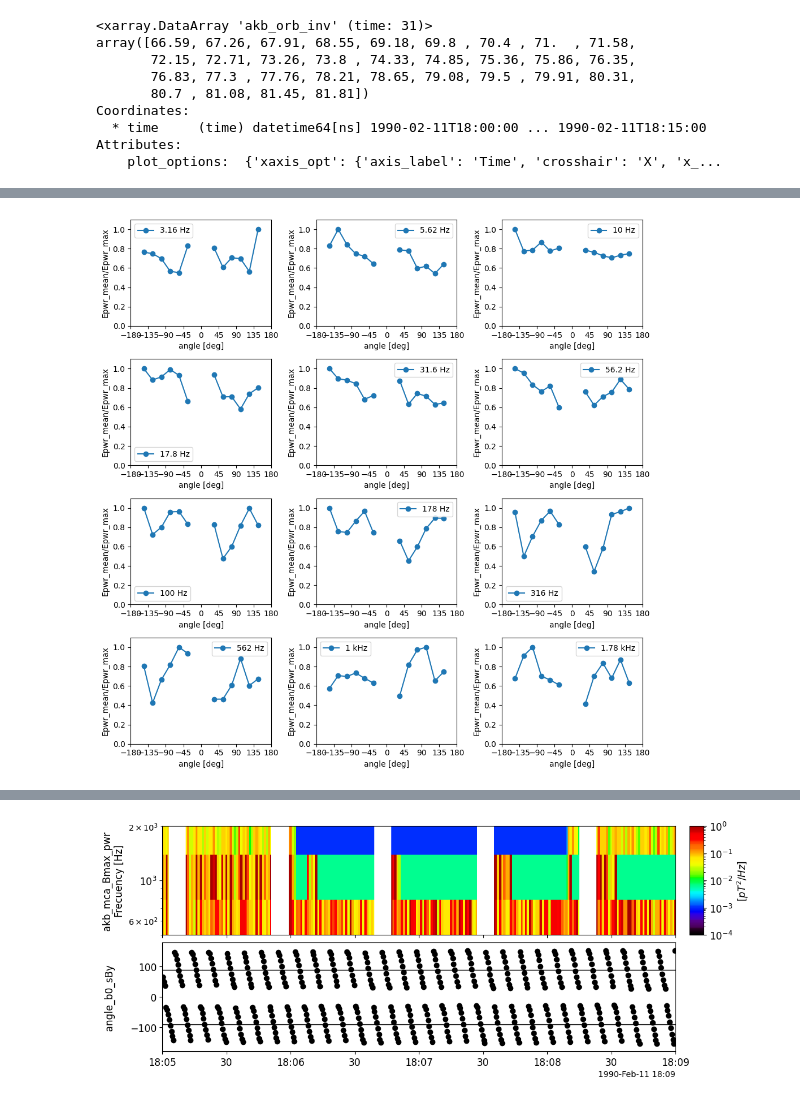
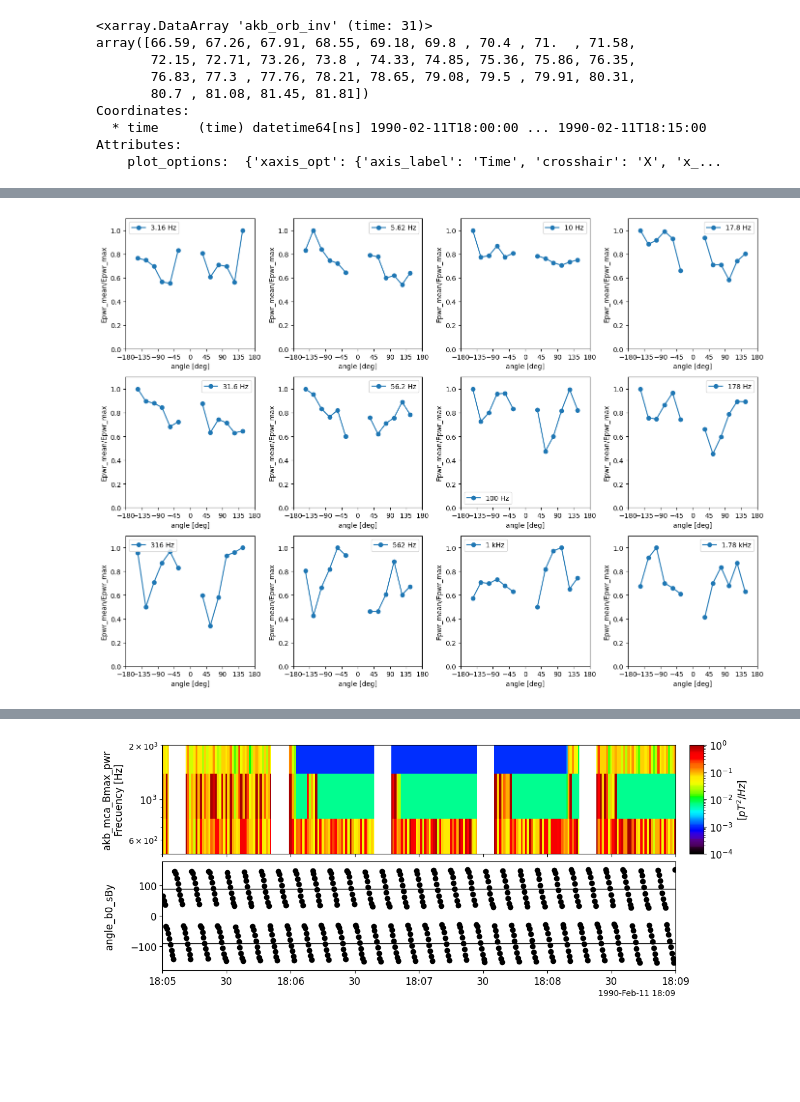
Before and after one commit to shuji-onosawa/akebono_analysis, a Jupyter notebook: src/ishigaya_extend.ipynb, the cells around one changed output, grey strips where cells are left out. Cells and saved outputs as stored; diff of their text form; code cells hidden in the pictures; blank space fills up the shorter version.

```diff
--- a/src/ishigaya_extend.ipynb
+++ b/src/ishigaya_extend.ipynb
@@ -1012,22 +1018,29 @@ Attributes:
     plot_options:  {'xaxis_opt': {'axis_label': 'Time', 'crosshair': 'X', 'x_...
 # %%
 import matplotlib.pyplot as plt
-
+import numpy as np
 fig = plt.figure(figsize=(5, 5))
 ax = fig.add_subplot(111, projection='polar')
+
+colorlist = []
+for i in range(len(mlt_sel)):
+    colorlist.append('k')
+colorlist[0] = 'r'
+
 # プロット
-ax.scatter(mlt_sel/12*np.pi, 90-ilat_sel, s=10, marker='x')
+ax.scatter(mlt_sel/12*np.pi, 90-ilat_sel, s=10, marker='x', color=colorlist)
 
 # ラベルの位置とフォーマット設定
-ax.set_rlabel_position(180) #
+ax.set_rlabel_position(150) #
 
 ax.set_theta_zero_location("S")  # theta=0 at the top
 ax.set_theta_direction(1)  # theta increasing clockwise
-ax.set_title('Akebono orbit on 1990-2-11', fontsize=20)
+ax.set_title('Akebono orbit on 1990-2-11\n 18:00:00-18:15:00', fontsize=20)
 # ラベルの値を指定
-ax.set_xticks([0, np.pi/2, np.pi, 3*np.pi/2], ['0', '6', '12', '18'])
-ax.set_yticks([0, 10, 20], ['90', '80', '70'])
+ax.set_xticks([0, np.pi/2, np.pi, 3*np.pi/2], ['0 hr', '6 hr', '12 hr', '18 hr'], fontsize=20)
+ax.set_yticks([0, 10, 20], ['90°', '80°', '70°'], fontsize=20)
 
 ax.set_ylim(0, 30)
+plt.savefig('../plots/Ishigaya_events/1990-2-11/akb_orbit_1990-2-11_18-00-00-18-15-00.png')
 plt.show()
 # %% [output]
@@ -1071,23 +1084,23 @@ Bloop_matrix = calc_pwr_matrix_angle_vs_freq(sub_dataset, 'akb_mca_Bmax_pwr', 'a
 # %%
 import matplotlib.pyplot as plt
 freq_label = ['3.16 Hz', '5.62 Hz', '10 Hz', '17.8 Hz', '31.6 Hz', '56.2 Hz', '100 Hz',
               '178 Hz', '316 Hz', '562 Hz', '1 kHz', '1.78 kHz']
 angle_list = [-168.75, -146.25, -123.75, -101.25, -78.75, -56.25, -33.75, -11.25,
               11.25, 33.75, 56.25, 78.75, 101.25, 123.75, 146.25, 168.75]
-fig = plt.figure(figsize=(10, 10))
+fig = plt.figure(figsize=(14, 10))
 for i in range(12):
-    ax = fig.add_subplot(4, 3, i+1)
+    ax = fig.add_subplot(3, 4, i+1)
     ax.plot(angle_list, E_matrix[:, i]/np.nanmax(E_matrix[:, i]), label=freq_label[i], marker='o')
     ax.set_xlabel('angle [deg]')
     ax.set_ylabel('Epwr_mean/Epwr_max')
     ax.set_xlim(-180, 180)
     ax.set_ylim(0, 1.1)
     ax.set_xticks([-180, -135, -90, -45, 0, 45, 90, 135, 180])
     ax.legend()
 plt.tight_layout()
 plt.savefig('../plots/Ishigaya_events/1990-2-11/Epwr_vs_angle.jpeg')
 plt.show()
 # %% [output]
-[figure, old version]
+[figure, new version]
 # %%
 freq_label = ['3.16 Hz', '5.62 Hz', '10 Hz', '17.8 Hz', '31.6 Hz', '56.2 Hz', '100 Hz', '178 Hz', '316 Hz', '562 Hz', '1 kHz', '1.78 kHz']
```
Also changed, not shown: parts of 5 cells of this notebook, 4 other files.
